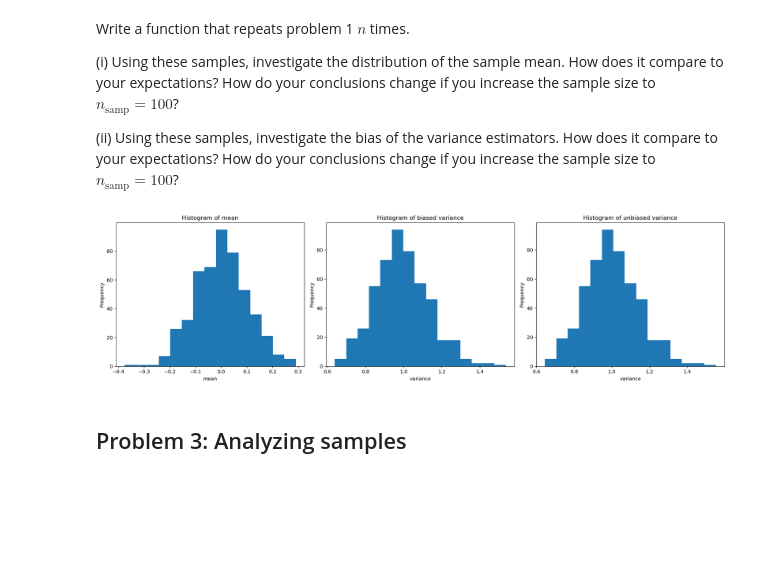
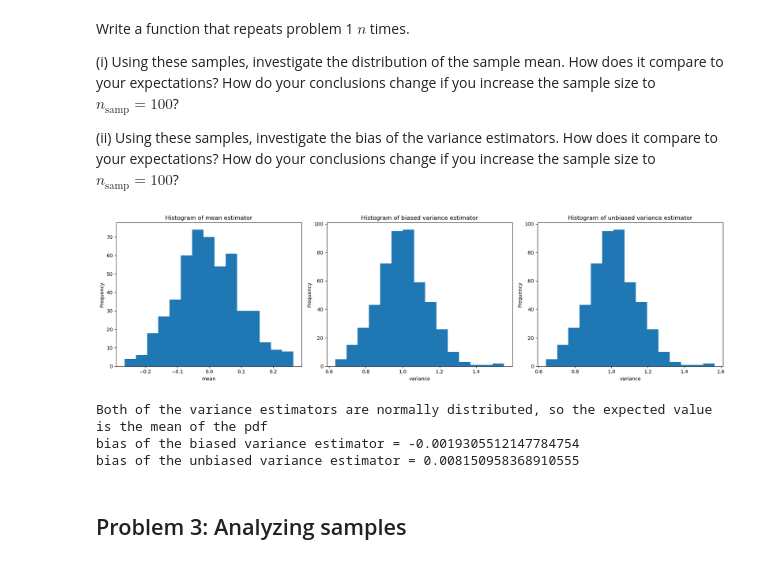
Before and after one commit to hou-physics/stat_methods_AIfA_2024, a Jupyter notebook: lecture_03/P03_point-processes.ipynb, the cells around one changed output. Drawn from its saved outputs; the diff is of its cells as text; code cells hidden in the pictures; blank space fills up the shorter version.

```diff
--- a/lecture_03/P03_point-processes.ipynb
+++ b/lecture_03/P03_point-processes.ipynb
@@ -35,37 +35,47 @@ Write a function that repeats problem 1 $n$ times.
 # %%
 import numpy as np
 import matplotlib.pyplot as plt
 
 n = 500
 mean2 = np.zeros(n)
 var2_bias = np.zeros(n)
 var2_nbias = np.zeros(n)
 
 for i in range(n):
     samples = np.random.normal(size=100)
     mean2[i] = np.mean(samples)
     var2_bias[i] = np.var(samples)
     var2_nbias[i] = np.var(samples, ddof=1)
 
 fig, axs = plt.subplots(1, 3, figsize=(18, 5), tight_layout=True)
 axs[0].hist(mean2, bins=15)
 axs[0].set_xlabel('mean')
 axs[0].set_ylabel('Frequency')
-axs[0].set_title('Histogram of mean')
+axs[0].set_title('Histogram of mean estimator')
 
 axs[1].hist(var2_bias, bins=15)
 axs[1].set_xlabel('variance')
 axs[1].set_ylabel('Frequency')
-axs[1].set_title('Histogram of biased variance')
+axs[1].set_title('Histogram of biased variance estimator')
 
 axs[2].hist(var2_nbias, bins=15)
 axs[2].set_xlabel('variance')
 axs[2].set_ylabel('Frequency')
-axs[2].set_title('Histogram of unbiased variance')
+axs[2].set_title('Histogram of unbiased variance estimator')
 
 plt.show()
+
+bias_var2_bias = np.mean(var2_bias) - 1
+bias_var2_nbias = np.mean(var2_nbias) - 1
+
+print('Both of the variance estimators are normally distributed, so the expected value is the mean of the pdf')
+print(f'bias of the biased variance estimator = {bias_var2_bias}')
+print(f'bias of the unbiased variance estimator = {bias_var2_nbias}')
 # %% [output]
-[figure, old version]
+[figure, new version]
+Both of the variance estimators are normally distributed, so the expected value is the mean of the pdf
+bias of the biased variance estimator = -0.0019305512147784754
+bias of the unbiased variance estimator = 0.008150958368910555
 # %% [markdown]
 ## Problem 3: Analyzing samples
 # %% [markdown]
```
Also changed, not shown: parts of 1 cell of this notebook, 1 other file.
